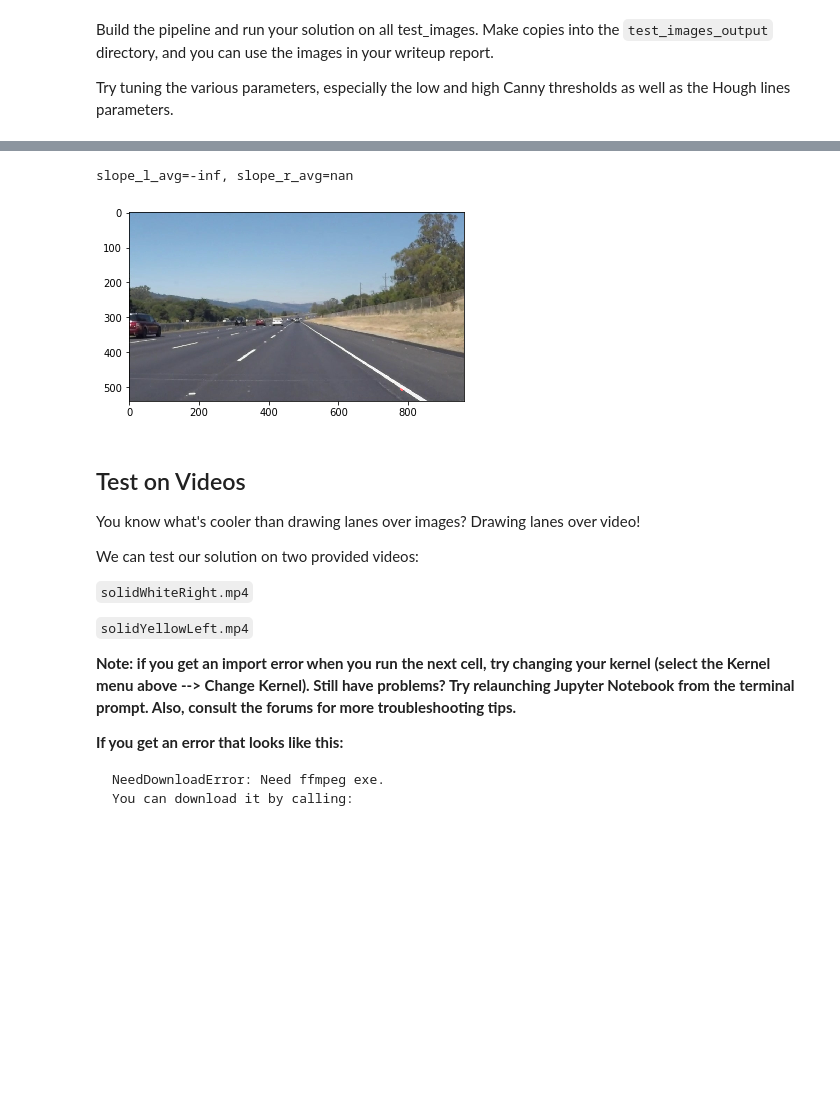
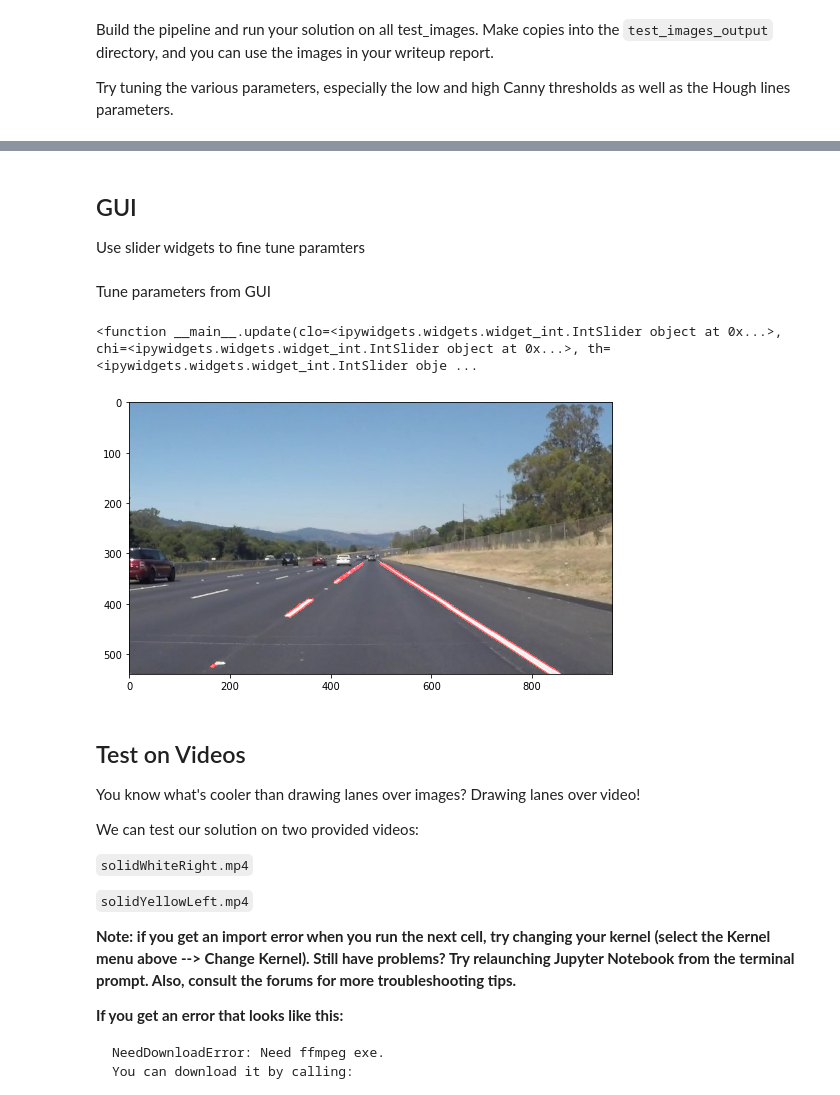
Before and after one commit to samppan/CarND-LaneLines-P1, a Jupyter notebook: P1.ipynb, the cells around one changed output, grey strips where cells are left out. Cells and saved outputs as stored; diff of their text form; code cells hidden in the pictures; blank space fills up the shorter version.

Commit message:
add gui, fine tune parameters, add lines slop filter

```diff
--- a/P1.ipynb
+++ b/P1.ipynb
@@ -242,7 +249,9 @@ Try tuning the various parameters, especially the low and high Canny thresholds
 # TODO: Build your pipeline that will draw lane lines on the test_images
 # then save them to the test_images_output directory.
 
-def lane_detect(img, canny_lo=0, canny_hi=88, hough_r=153, hough_t=0.52, hough_th=10, hough_gap_max=25, hough_gap_min=10):
+def lane_detect(img, canny_lo=72, canny_hi=109, \
+                hough_r=1, hough_t=np.pi/180, hough_th=32, \
+                hough_gap_max=11, hough_gap_min=3):
 #     img = mpimg.imread(path)
     xsize = img.shape[1]
     ysize = img.shape[0]
@@ -316,54 +296,62 @@ slope_l_avg=1.150543479576765, slope_r_avg=-inf
+# %% [markdown]
+## GUI
+
+Use slider widgets to fine tune paramters
 # %%
 clo_slider = widgets.IntSlider(
-    value=0,
+    value=72,
     min=0,
     max=491
 )
 chi_slider = widgets.IntSlider(
-    value=115,
+    value=109,
     min=0,
     max=491
 )
 t_slider = widgets.FloatSlider(
-    value=0.58,
+    value=np.pi/180,
     min=np.pi/180*1,
     max=np.pi/180*180,
     step=np.pi/180
 )
 r_slider = widgets.FloatSlider(
 #     value=138,
-    value=5,
+    value=1,
     min=1,
     max=1000,
     step=1
 )
 th_slider = widgets.IntSlider(
-    value=100,
+    value=32,
     min=1,
     max=1000,
     step=1
 )
 gmax_slider = widgets.IntSlider(
-    value=50,
+    value=11,
     min=1,
     max=100
 )
 gmin_slider = widgets.IntSlider(
-    value=50,
+    value=3,
     min=1,
     max=100
 )
-
-def update(clo=clo_slider, chi=chi_slider, th=th_slider, t=t_slider, r=r_slider, gmax=gmax_slider, gmin=gmin_slider):
-    plt.imshow(lane_detect(img, hough_th=th, hough_t=t, hough_r=r, \
-                           hough_gap_max=gmax, hough_gap_min=gmin, \
-                           canny_lo=clo, canny_hi=chi), \
-              cmap='gray')
-
-interact(update)
-# %% [output]
-slope_l_avg=-inf, slope_r_avg=nan
-[figure, removed]
+# %% [markdown]
+Tune parameters from GUI
+# %%
+def update(clo=clo_slider, chi=chi_slider, th=th_slider, t=t_slider, r=r_slider, gmax=gmax_slider, gmin=gmin_slider):
+    plt.figure(figsize=(10,5))
+    plt.imshow(lane_detect(img, hough_th=th, hough_t=t, hough_r=r, \
+                           hough_gap_max=gmax, hough_gap_min=gmin, \
+                           canny_lo=clo, canny_hi=chi), \
+              cmap='gray', \
+              )
+
+interact(update)
+# %% [output]
+<function __main__.update(clo=<ipywidgets.widgets.widget_int.IntSlider object at 0x...>, chi=<ipywidgets.widgets.widget_int.IntSlider object at 0x...>, th=<ipywidgets.widgets.widget_int.IntSlider obje ...
+[figure, added]
 # %% [markdown]
 ## Test on Videos
 
```
Also changed, not shown: parts of 10 cells of this notebook, 3 other files.
